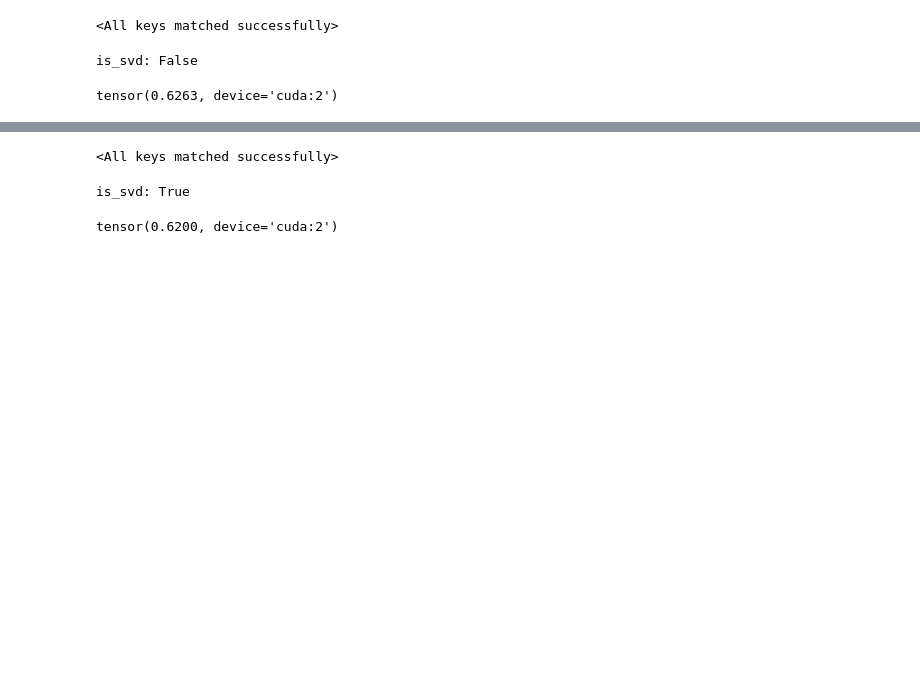
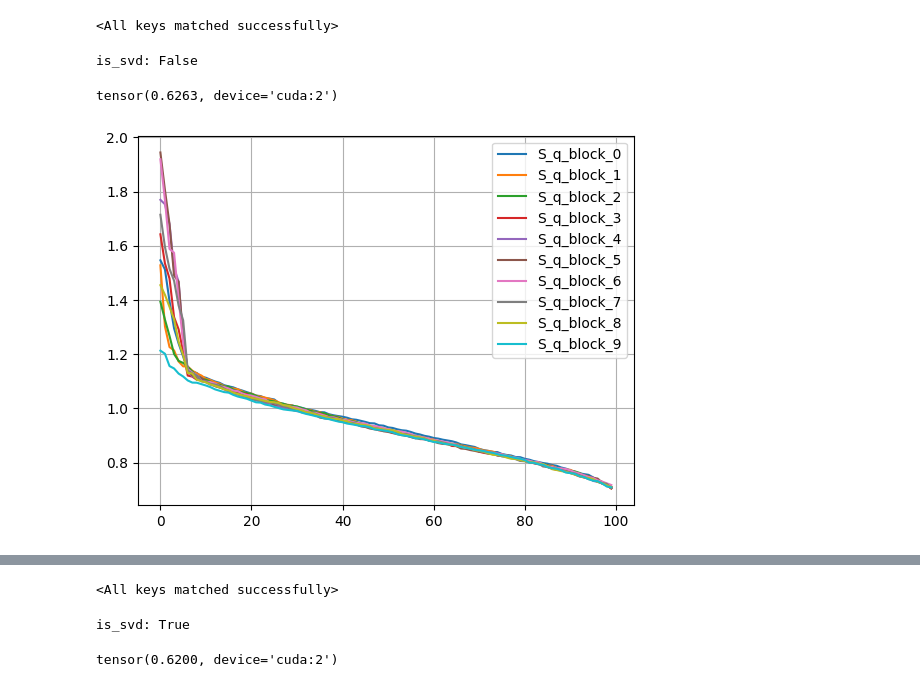
Before and after one commit to barracuda049/VityaQUA, a Jupyter notebook: cifar100-pytorch.ipynb, the cells around one changed output, grey strips where cells are left out. Saved outputs shown, nothing was run; the diff lists cells and outputs as text; code cells hidden in the pictures; blank space fills up the shorter version.

```diff
--- a/cifar100-pytorch.ipynb
+++ b/cifar100-pytorch.ipynb
@@ -567,3 +588,11 @@ for block in vit.blocks:
+# %%
+for i in range(len(S_q_list)):
+    plt.plot(S_q_list[i], label = f'S_q_block_{i}')
+
+plt.legend()
+plt.grid()
+# %% [output]
+[figure, added]
 # %%
 # vit.load_state_dict(torch.load('./vit_cifar10_v3.pt'))
 test_svd(vit, test_dataloader, True, device)
```
Also changed, not shown: parts of 9 cells of this notebook.
